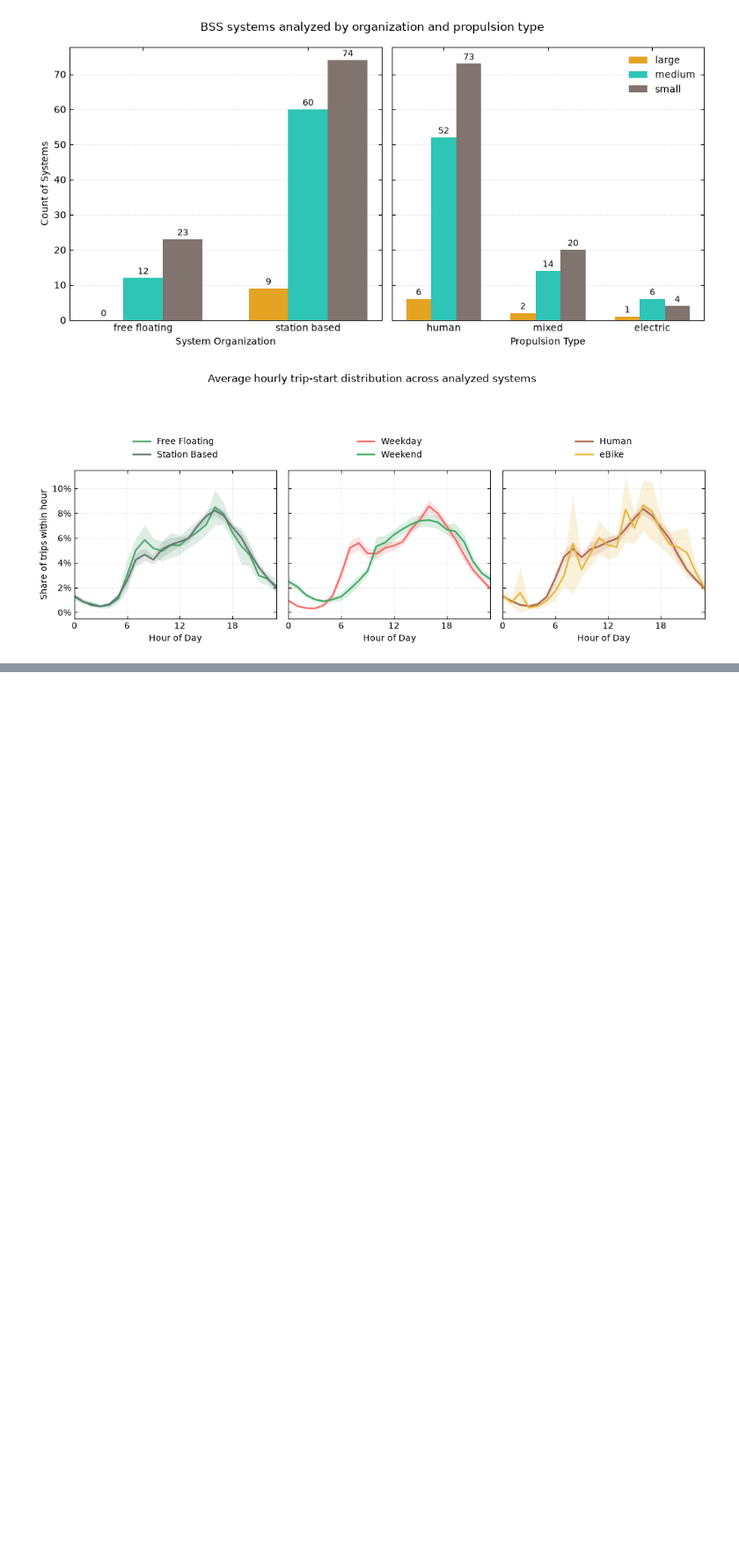
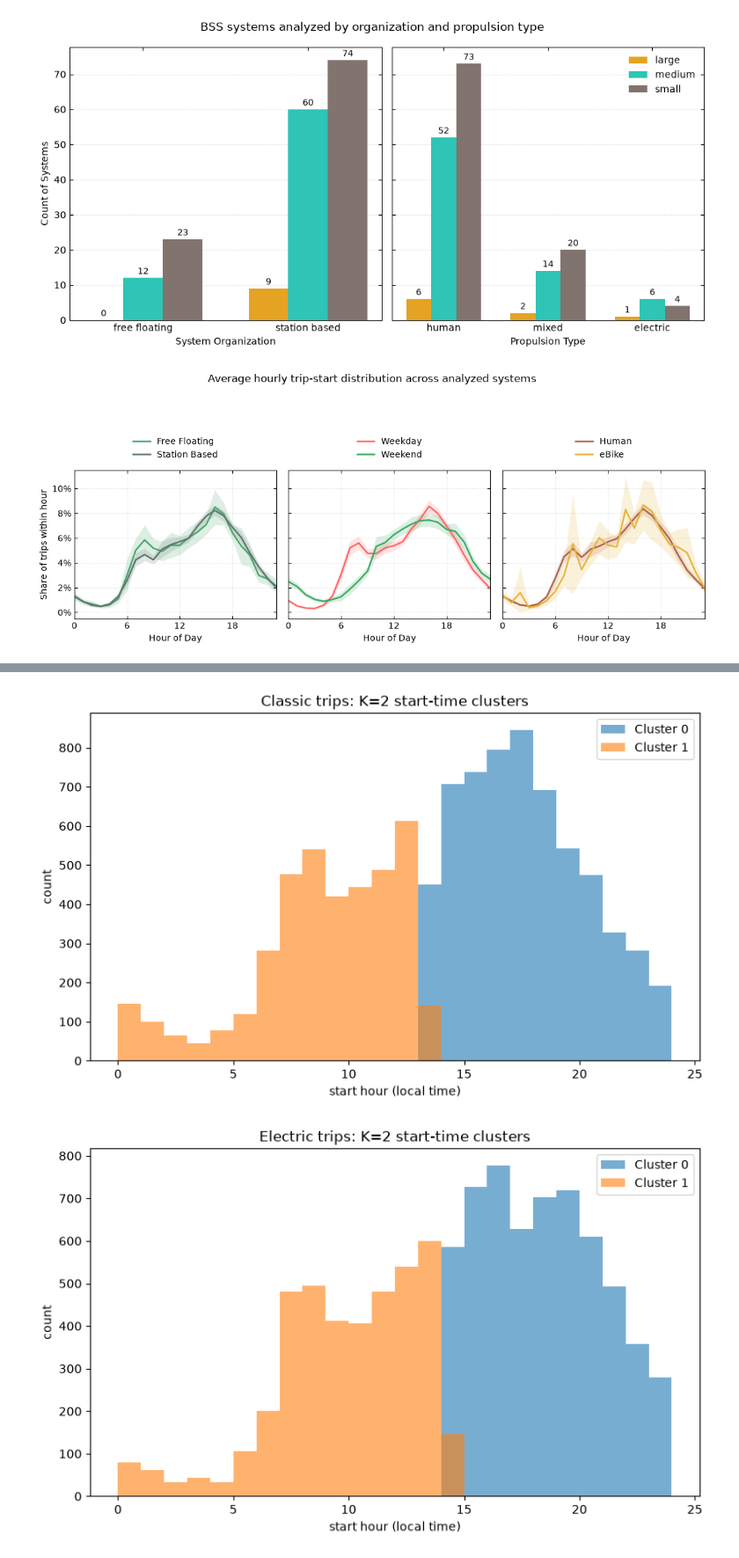
Before and after one commit to haitam-l/Challenge-DASCI, a Jupyter notebook: notebooks/data_analysis.ipynb, the cells around one changed output, grey strips where cells are left out. Shown at 88% size. Drawn from its saved outputs; the diff is of its cells as text; code cells hidden in the pictures; blank space fills up the shorter version.

```diff
--- a/notebooks/data_analysis.ipynb
+++ b/notebooks/data_analysis.ipynb
@@ -603,0 +842,29 @@ plt.show()
+# %%
+
+# TODO: Visualize the clusters with the best K using start_hour on the x-axis.
+# TODO: Optionally compare the resulting cluster centers by hour-of-day.
+for group_name, group_df in [("classic", classic_sample), ("electric", electric_sample)]:
+    df = group_df.copy()
+    df = df.join(prepare_start_time_feature(df))
+    model = cluster_results[group_name]["models"][cluster_results[group_name]["best_k"]]
+    X = StandardScaler().fit_transform(df[["start_hour"]])
+    df["cluster"] = model.fit_predict(X)
+
+    fig, ax = plt.subplots(figsize=(8, 5))
+    for cluster_id in range(cluster_results[group_name]["best_k"]):
+        ax.hist(
+            df.loc[df["cluster"] == cluster_id, "start_hour"],
+            bins=np.arange(0, 25, 1),
+            alpha=0.6,
+            label=f"Cluster {cluster_id}",
+        )
+
+    ax.set_title(f"{group_name.title()} trips: K={cluster_results[group_name]['best_k']} start-time clusters")
+    ax.set_xlabel("start hour (local time)")
+    ax.set_ylabel("count")
+    ax.legend()
+    plt.tight_layout()
+    plt.show()
+# %% [output]
+[figure, added]
+[figure, added]
```
Also changed, not shown: parts of 11 cells of this notebook, 1 other file.
